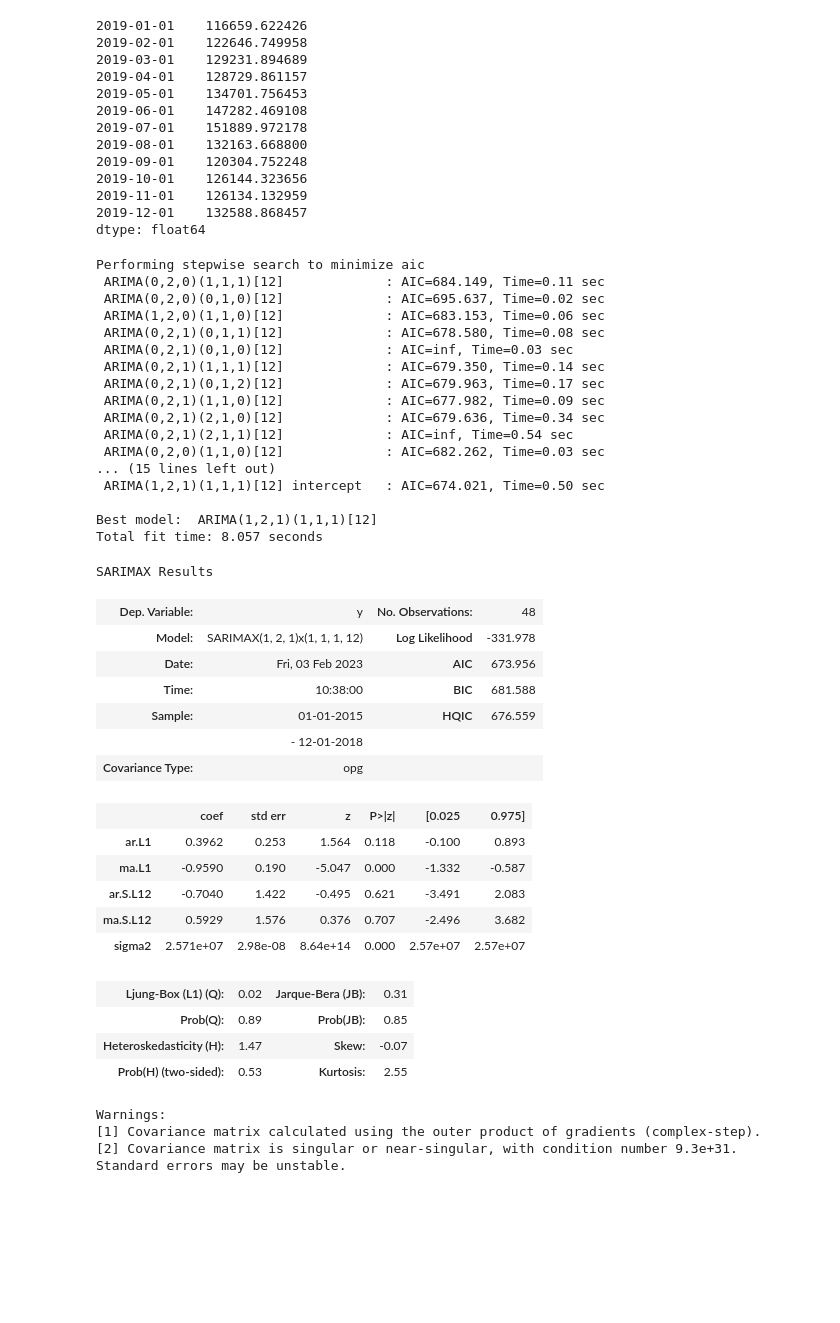
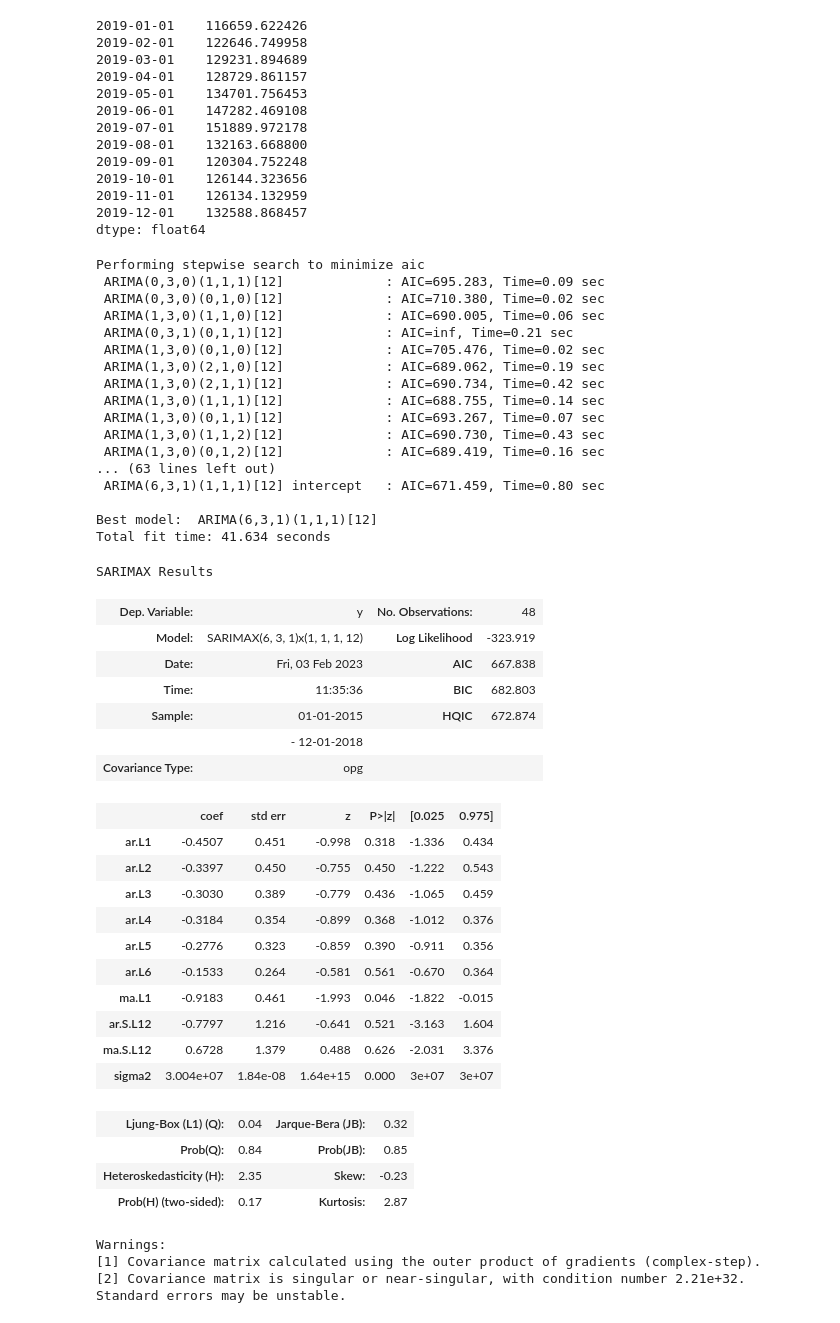
Before and after one commit to Alan-Wolf-VN/passenger_forecast, a Jupyter notebook: pax_forecast.ipynb, the cells around one changed output. Saved outputs shown, nothing was run; the diff lists cells and outputs as text; code cells hidden in the pictures; blank space fills up the shorter version.

```diff
--- a/pax_forecast.ipynb
+++ b/pax_forecast.ipynb
@@ -432,53 +431,58 @@ test_data_boxcox_diff
 dtype: float64
 # %%
 model = auto_arima(train_data_boxcox_diff,
-                   d = 2,
+                   d = 3,
                    start_p = 0,
                    max_p = 13,
                    start_q = 0,
-                   max_q = 3,
+                   max_q = 2,
                    m = 12,
                    seasonal = True,
                    trace = True)
 model.summary()
 # %% [output]
 Performing stepwise search to minimize aic
- ARIMA(0,2,0)(1,1,1)[12]             : AIC=684.149, Time=0.11 sec
- ARIMA(0,2,0)(0,1,0)[12]             : AIC=695.637, Time=0.02 sec
- ARIMA(1,2,0)(1,1,0)[12]             : AIC=683.153, Time=0.06 sec
- ARIMA(0,2,1)(0,1,1)[12]             : AIC=678.580, Time=0.08 sec
- ARIMA(0,2,1)(0,1,0)[12]             : AIC=inf, Time=0.03 sec
- ARIMA(0,2,1)(1,1,1)[12]             : AIC=679.350, Time=0.14 sec
- ARIMA(0,2,1)(0,1,2)[12]             : AIC=679.963, Time=0.17 sec
- ARIMA(0,2,1)(1,1,0)[12]             : AIC=677.982, Time=0.09 sec
- ARIMA(0,2,1)(2,1,0)[12]             : AIC=679.636, Time=0.34 sec
- ARIMA(0,2,1)(2,1,1)[12]             : AIC=inf, Time=0.54 sec
- ARIMA(0,2,0)(1,1,0)[12]             : AIC=682.262, Time=0.03 sec
-... (15 lines left out)
- ARIMA(1,2,1)(1,1,1)[12] intercept   : AIC=674.021, Time=0.50 sec
+ ARIMA(0,3,0)(1,1,1)[12]             : AIC=695.283, Time=0.09 sec
+ ARIMA(0,3,0)(0,1,0)[12]             : AIC=710.380, Time=0.02 sec
+ ARIMA(1,3,0)(1,1,0)[12]             : AIC=690.005, Time=0.06 sec
+ ARIMA(0,3,1)(0,1,1)[12]             : AIC=inf, Time=0.21 sec
+ ARIMA(1,3,0)(0,1,0)[12]             : AIC=705.476, Time=0.02 sec
+ ARIMA(1,3,0)(2,1,0)[12]             : AIC=689.062, Time=0.19 sec
+ ARIMA(1,3,0)(2,1,1)[12]             : AIC=690.734, Time=0.42 sec
+ ARIMA(1,3,0)(1,1,1)[12]             : AIC=688.755, Time=0.14 sec
+ ARIMA(1,3,0)(0,1,1)[12]             : AIC=693.267, Time=0.07 sec
+ ARIMA(1,3,0)(1,1,2)[12]             : AIC=690.730, Time=0.43 sec
+ ARIMA(1,3,0)(0,1,2)[12]             : AIC=689.419, Time=0.16 sec
+... (63 lines left out)
+ ARIMA(6,3,1)(1,1,1)[12] intercept   : AIC=671.459, Time=0.80 sec
 
-Best model:  ARIMA(1,2,1)(1,1,1)[12]
-Total fit time: 8.057 seconds
+Best model:  ARIMA(6,3,1)(1,1,1)[12]
+Total fit time: 41.634 seconds
 SARIMAX Results
 | Dep. Variable: | y | No. Observations: | 48 |
-| Model: | SARIMAX(1, 2, 1)x(1, 1, 1, 12) | Log Likelihood | -331.978 |
-| Date: | Fri, 03 Feb 2023 | AIC | 673.956 |
-| Time: | 10:38:00 | BIC | 681.588 |
-| Sample: | 01-01-2015 | HQIC | 676.559 |
+| Model: | SARIMAX(6, 3, 1)x(1, 1, 1, 12) | Log Likelihood | -323.919 |
+| Date: | Fri, 03 Feb 2023 | AIC | 667.838 |
+| Time: | 11:35:36 | BIC | 682.803 |
+| Sample: | 01-01-2015 | HQIC | 672.874 |
 |  | - 12-01-2018 |  |  |
 | Covariance Type: | opg |  |  |
 |  | coef | std err | z | P>|z| | [0.025 | 0.975] |
-| ar.L1 | 0.3962 | 0.253 | 1.564 | 0.118 | -0.100 | 0.893 |
-| ma.L1 | -0.9590 | 0.190 | -5.047 | 0.000 | -1.332 | -0.587 |
-| ar.S.L12 | -0.7040 | 1.422 | -0.495 | 0.621 | -3.491 | 2.083 |
-| ma.S.L12 | 0.5929 | 1.576 | 0.376 | 0.707 | -2.496 | 3.682 |
-| sigma2 | 2.571e+07 | 2.98e-08 | 8.64e+14 | 0.000 | 2.57e+07 | 2.57e+07 |
+| ar.L1 | -0.4507 | 0.451 | -0.998 | 0.318 | -1.336 | 0.434 |
+| ar.L2 | -0.3397 | 0.450 | -0.755 | 0.450 | -1.222 | 0.543 |
+| ar.L3 | -0.3030 | 0.389 | -0.779 | 0.436 | -1.065 | 0.459 |
+| ar.L4 | -0.3184 | 0.354 | -0.899 | 0.368 | -1.012 | 0.376 |
+| ar.L5 | -0.2776 | 0.323 | -0.859 | 0.390 | -0.911 | 0.356 |
+| ar.L6 | -0.1533 | 0.264 | -0.581 | 0.561 | -0.670 | 0.364 |
+| ma.L1 | -0.9183 | 0.461 | -1.993 | 0.046 | -1.822 | -0.015 |
+| ar.S.L12 | -0.7797 | 1.216 | -0.641 | 0.521 | -3.163 | 1.604 |
+| ma.S.L12 | 0.6728 | 1.379 | 0.488 | 0.626 | -2.031 | 3.376 |
+| sigma2 | 3.004e+07 | 1.84e-08 | 1.64e+15 | 0.000 | 3e+07 | 3e+07 |
-| Ljung-Box (L1) (Q): | 0.02 | Jarque-Bera (JB): | 0.31 |
-| Prob(Q): | 0.89 | Prob(JB): | 0.85 |
-| Heteroskedasticity (H): | 1.47 | Skew: | -0.07 |
-| Prob(H) (two-sided): | 0.53 | Kurtosis: | 2.55 |
+| Ljung-Box (L1) (Q): | 0.04 | Jarque-Bera (JB): | 0.32 |
+| Prob(Q): | 0.84 | Prob(JB): | 0.85 |
+| Heteroskedasticity (H): | 2.35 | Skew: | -0.23 |
+| Prob(H) (two-sided): | 0.17 | Kurtosis: | 2.87 |
 Warnings:
 [1] Covariance matrix calculated using the outer product of gradients (complex-step).
-[2] Covariance matrix is singular or near-singular, with condition number 9.3e+31. Standard errors may be unstable.
+[2] Covariance matrix is singular or near-singular, with condition number 2.21e+32. Standard errors may be unstable.
 # %%
 # Predict using the best model from auto_arima:
```
Also changed, not shown: parts of 14 cells of this notebook.
